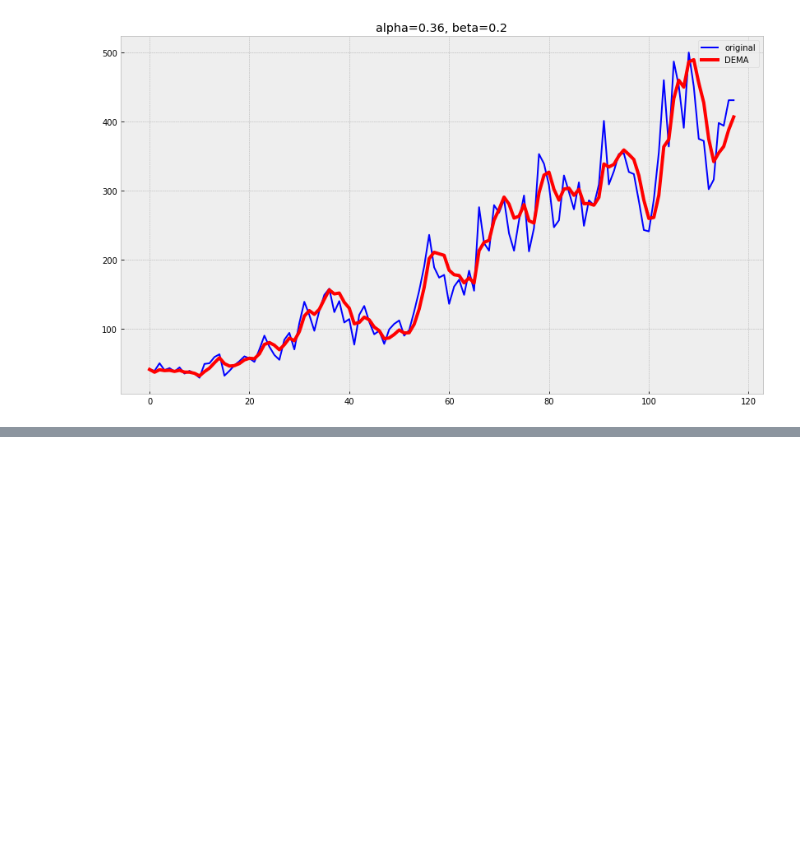
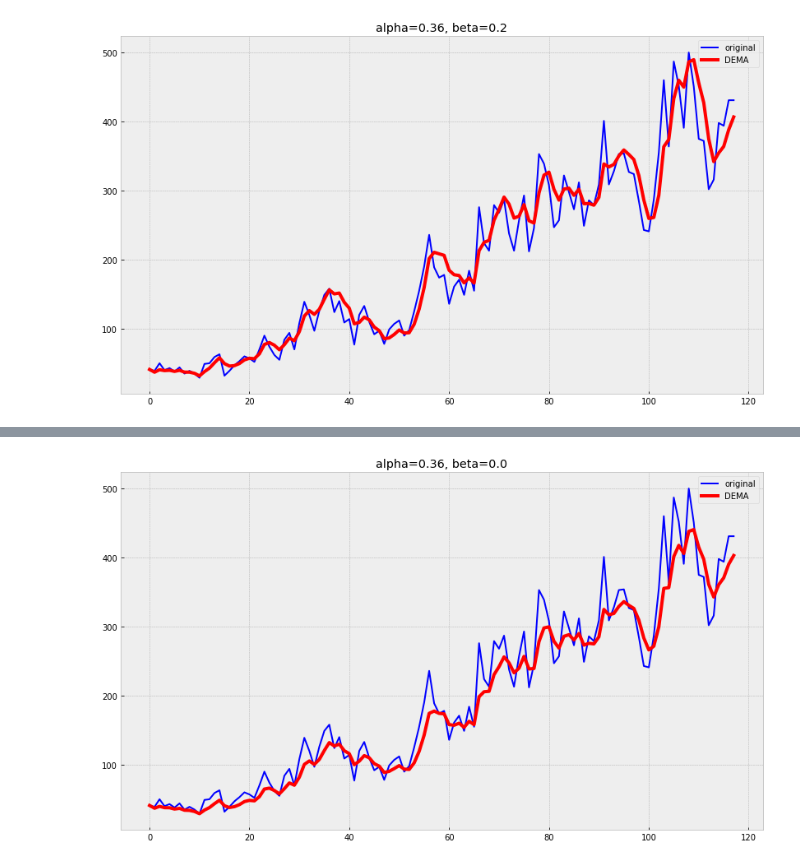
Before and after one commit to levprltsk/Python-Netology-HWs, a Jupyter notebook: HW-time_series_ma.ipynb, the cells around one changed output, grey strips where cells are left out. Saved outputs shown, nothing was run; the diff lists cells and outputs as text; code cells hidden in the pictures; blank space fills up the shorter version.

```diff
--- a/HW-time_series_ma.ipynb
+++ b/HW-time_series_ma.ipynb
@@ -165,0 +179,5 @@ train, test, val = series[:60], series[60:70], series[70:]
+# %%
+opt = minimize(mse, x0=[0,0], method="L-BFGS-B", bounds = ((0.36, 1), (0, 1)))
+# %%
+alpha_opt, beta_opt = opt.x
+print(opt)
@@ -165,0 +194,4 @@ train, test, val = series[:60], series[60:70], series[70:]
+# %%
+plot_dema(alpha_opt, beta_opt)
+# %% [output]
+[figure, added]
```
Also changed, not shown: parts of 25 cells of this notebook.
